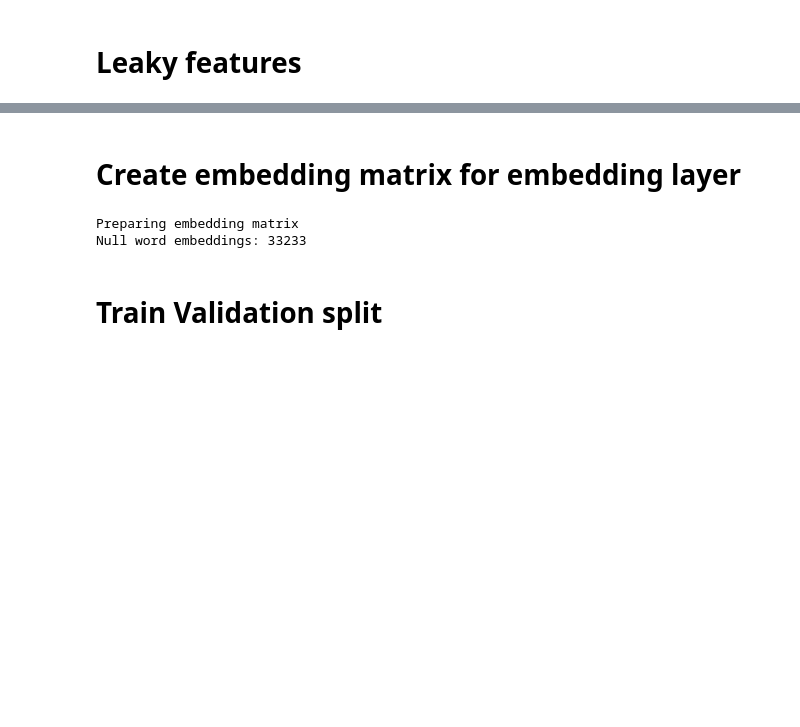
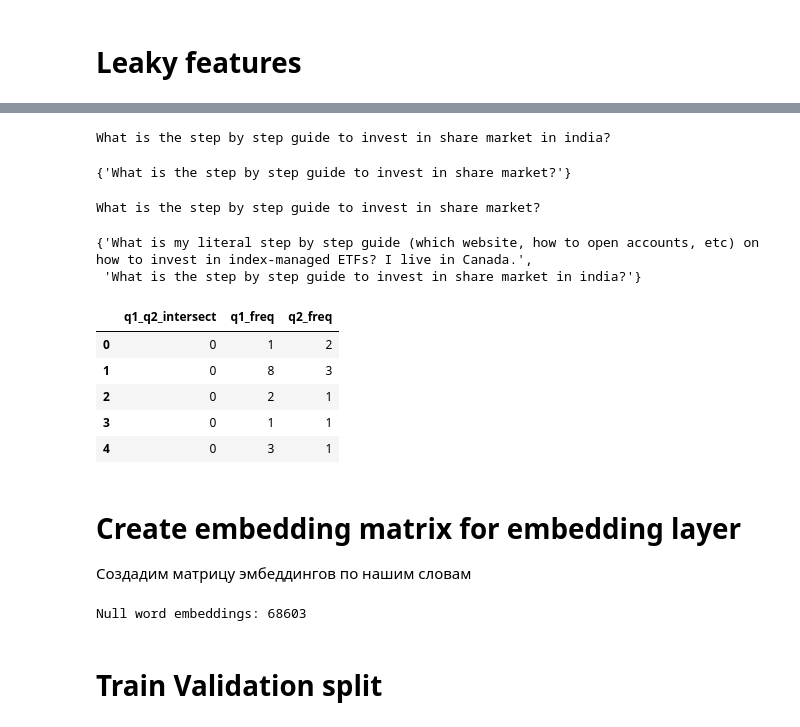
Before and after one commit to mukaseevru/skillfactory, a Jupyter notebook: final/LSTM.ipynb, the cells around one changed output, grey strips where cells are left out. Cells and saved outputs as stored; diff of their text form; code cells hidden in the pictures; blank space fills up the shorter version.

```diff
--- a/final/LSTM.ipynb
+++ b/final/LSTM.ipynb
@@ -247,4 +293,17 @@ q_dict = defaultdict(set)
 for i in range(questions.shape[0]):
     q_dict[questions.question1[i]].add(questions.question2[i])
     q_dict[questions.question2[i]].add(questions.question1[i])
+# %%
+print(questions.question1[0])
+q_dict[questions.question1[0]]
+# %% [output]
+What is the step by step guide to invest in share market in india?
+{'What is the step by step guide to invest in share market?'}
+# %%
+print(questions.question2[0])
+q_dict[questions.question2[0]]
+# %% [output]
+What is the step by step guide to invest in share market?
+{'What is my literal step by step guide (which website, how to open accounts, etc) on how to invest in index-managed ETFs? I live in Canada.',
+ 'What is the step by step guide to invest in share market in india?'}
 # %%
@@ -265,7 +315,15 @@ df_test['q1_q2_intersect'] = df_test.apply(q1_q2_intersect, axis=1)
 df_test['q1_freq'] = df_test.apply(q1_freq, axis=1)
 df_test['q2_freq'] = df_test.apply(q2_freq, axis=1)
 # %%
-leaks = df_train[['q1_q2_intersect', 'q1_freq', 'q2_freq']]
+train_leaks = df_train[['q1_q2_intersect', 'q1_freq', 'q2_freq']]
 test_leaks = df_test[['q1_q2_intersect', 'q1_freq', 'q2_freq']]
+train_leaks.head()
+# %% [output]
+|  | q1_q2_intersect | q1_freq | q2_freq |
+| 0 | 0 | 1 | 2 |
+| 1 | 0 | 8 | 3 |
+| 2 | 0 | 2 | 1 |
+| 3 | 0 | 1 | 1 |
+| 4 | 0 | 3 | 1 |
 # %%
 ss = StandardScaler()
@@ -274,8 +332,8 @@ leaks = ss.transform(leaks)
 test_leaks = ss.transform(test_leaks)
 # %% [markdown]
 # Create embedding matrix for embedding layer
+Создадим матрицу эмбеддингов по нашим словам
 # %%
-print('Preparing embedding matrix')
 num_words = min(max_num_words, len(word_index))+1
 embedding_matrix = np.zeros((num_words, embedding_dim))
 for word, i in word_index.items():
@@ -284,7 +342,6 @@ for word, i in word_index.items():
         embedding_matrix[i] = embedding_vector
 print(f'Null word embeddings: {np.sum(np.sum(embedding_matrix, axis=1) == 0)}')
 # %% [output]
-Preparing embedding matrix
-Null word embeddings: 33233
+Null word embeddings: 68603
 # %% [markdown]
 # Train Validation split
```
Also changed, not shown: parts of 41 cells of this notebook.
